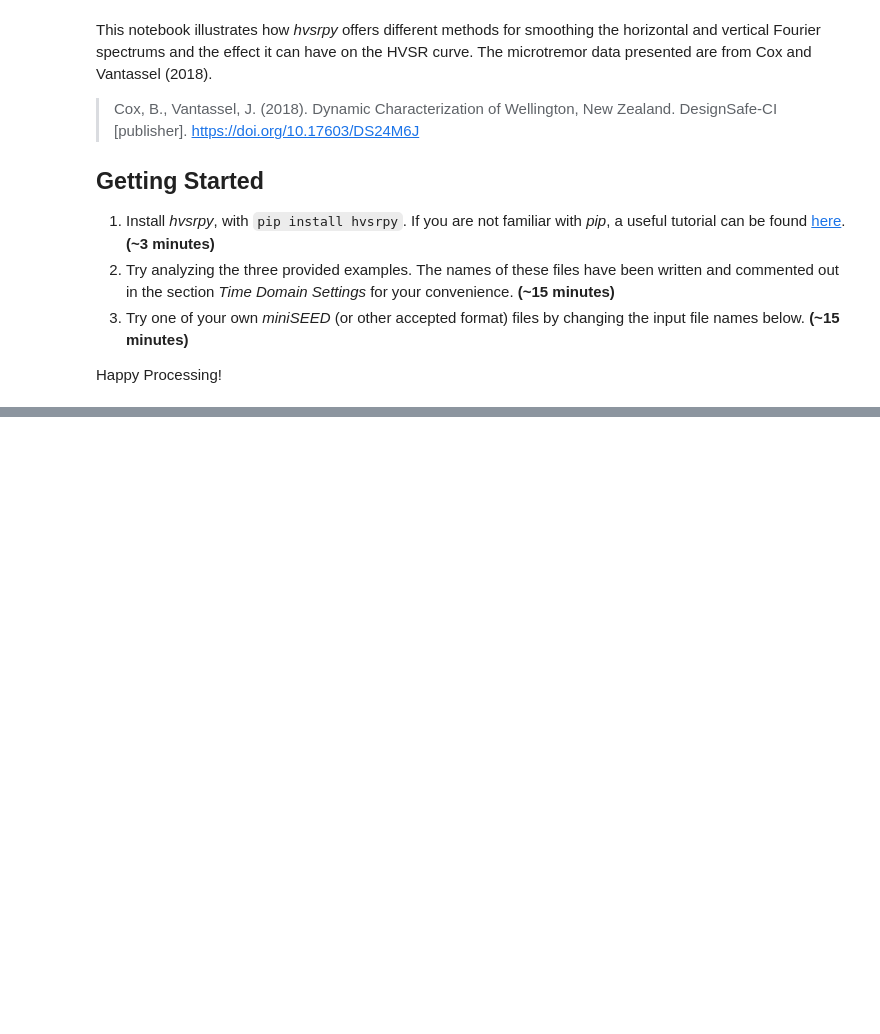
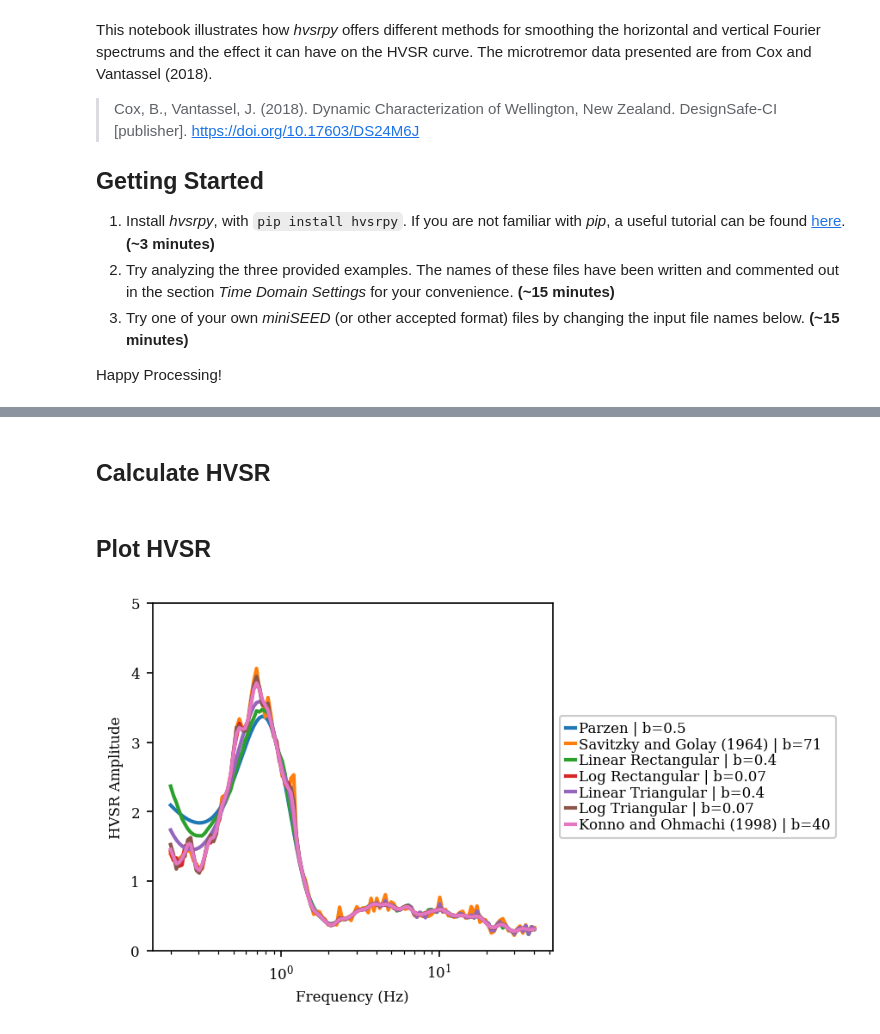
Before and after one commit to jpvantassel/hvsrpy, a Jupyter notebook: examples/example_effect_of_smoothing.ipynb, the cells around one changed output, grey strips where cells are left out. Cells and saved outputs as stored; diff of their text form; code cells hidden in the pictures; blank space fills up the shorter version.

Commit message:
:books: Add effect of smoothing example

```diff
--- a/examples/example_effect_of_smoothing.ipynb
+++ b/examples/example_effect_of_smoothing.ipynb
@@ -52,0 +129,49 @@ Happy Processing!
+# %% [markdown]
+## Calculate HVSR
+# %%
+srecords = hvsrpy.read(fnames)
+srecords = hvsrpy.preprocess(srecords, preprocessing_settings)
+
+smoothing_options = {
+    "Parzen | b=0.5" : dict(operator="parzen",
+                                 bandwidth=0.5,
+                                 center_frequencies_in_hz=np.geomspace(0.2, 40, 128)),
+    "Savitzky and Golay (1964) | b=71" : dict(operator="savitzky_and_golay",
+                                 bandwidth=71,
+                                 center_frequencies_in_hz=np.geomspace(0.2, 40, 128)),
+    "Linear Rectangular | b=0.4" : dict(operator="linear_rectangular",
+                                     bandwidth=0.4,
+                                     center_frequencies_in_hz=np.geomspace(0.2, 40, 128)),
+    "Log Rectangular | b=0.07" : dict(operator="log_rectangular",
+                                 bandwidth=0.07,
+                                 center_frequencies_in_hz=np.geomspace(0.2, 40, 128)),
+    "Linear Triangular | b=0.4" : dict(operator="linear_triangular",
+                                     bandwidth=0.4,
+                                     center_frequencies_in_hz=np.geomspace(0.2, 40, 128)),
+    "Log Triangular | b=0.07" : dict(operator="log_triangular",
+                                 bandwidth=0.07,
+                                 center_frequencies_in_hz=np.geomspace(0.2, 40, 128)),
+    "Konno and Ohmachi (1998) | b=40" : dict(operator="konno_and_ohmachi",
+                                 bandwidth=40,
+                                 center_frequencies_in_hz=np.geomspace(0.2, 40, 128)),
+}
+
+mean_curves = {}
+for label, smoothing_dict in smoothing_options.items():
+    processing_settings.smoothing = smoothing_dict
+    hvsr = hvsrpy.process(srecords, processing_settings)
+    mean_curves[label]=hvsr.mean_curve()
+# %% [markdown]
+## Plot HVSR
+# %%
+fig, ax = plt.subplots(figsize=(4,3.5), dpi=150)
+for label, mean_curve in mean_curves.items():
+    ax.plot(hvsr.frequency, mean_curve, label=label, lw=2)
+ax.set_xlabel("Frequency (Hz)")
+ax.set_ylabel("HVSR Amplitude")
+ax.set_xscale("log")
+ax.set_ylim(0, 5)
+ax.legend(loc="center left", bbox_to_anchor=(1, 0.5))
+plt.show()
+# %% [output]
+[figure, added]
```
Also changed, not shown: parts of 7 cells of this notebook.
